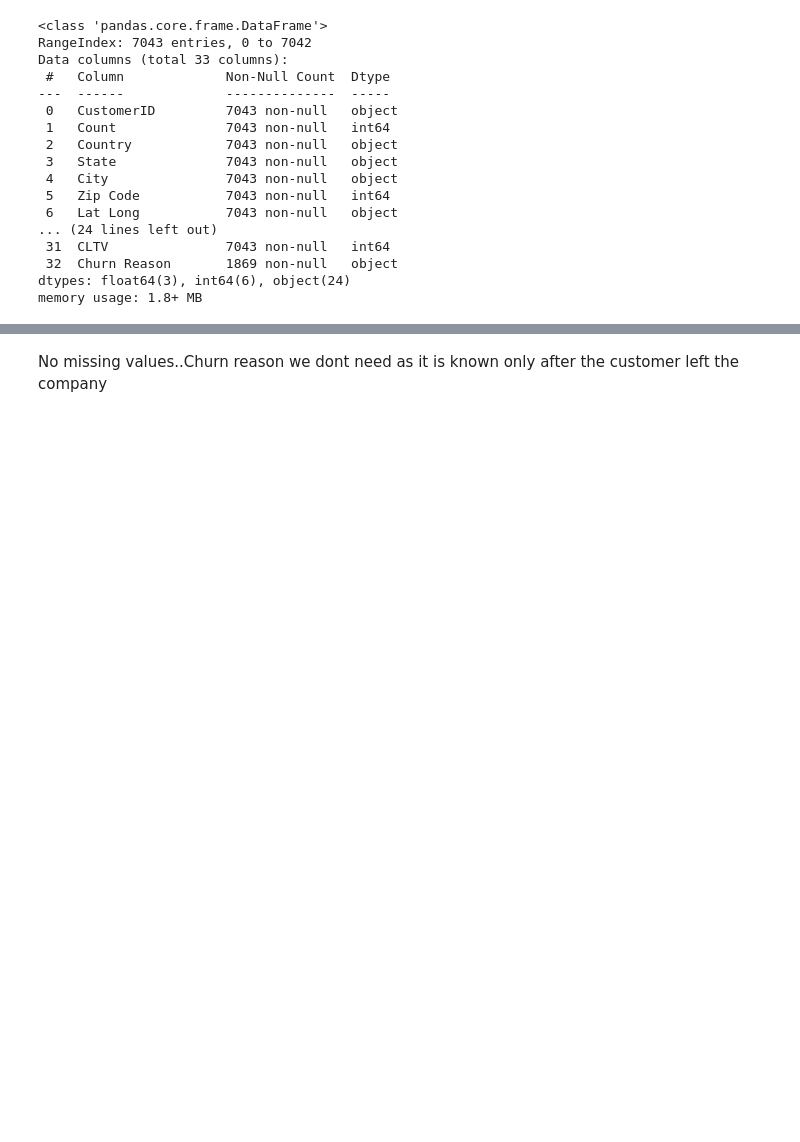
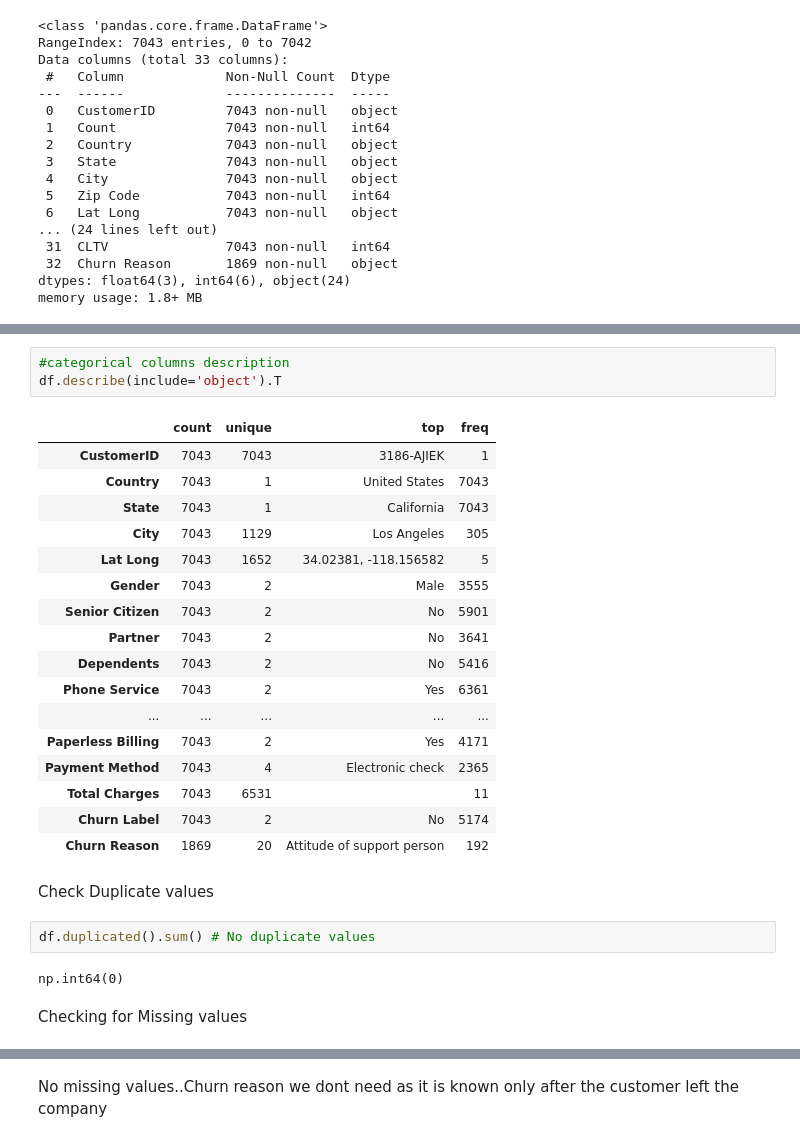
Before and after one commit to Srinidhisankar20/Customer-Churn-Prediction, a Jupyter notebook: CustomerChurnPrediction/CustomerChurn/Notebook/trail.ipynb, the cells around one changed output, grey strips where cells are left out. Cells and saved outputs as stored; diff of their text form; blank space fills up the shorter version.

```diff
--- a/CustomerChurnPrediction/CustomerChurn/Notebook/trail.ipynb
+++ b/CustomerChurnPrediction/CustomerChurn/Notebook/trail.ipynb
@@ -79 +95,30 @@ memory usage: 1.8+ MB
+# %%
+#categorical columns description
+df.describe(include='object').T
+# %% [output]
+|  | count | unique | top | freq |
+| CustomerID | 7043 | 7043 | 3186-AJIEK | 1 |
+| Country | 7043 | 1 | United States | 7043 |
+| State | 7043 | 1 | California | 7043 |
+| City | 7043 | 1129 | Los Angeles | 305 |
+| Lat Long | 7043 | 1652 | 34.02381, -118.156582 | 5 |
+| Gender | 7043 | 2 | Male | 3555 |
+| Senior Citizen | 7043 | 2 | No | 5901 |
+| Partner | 7043 | 2 | No | 3641 |
+| Dependents | 7043 | 2 | No | 5416 |
+| Phone Service | 7043 | 2 | Yes | 6361 |
+| ... | ... | ... | ... | ... |
+| Paperless Billing | 7043 | 2 | Yes | 4171 |
+| Payment Method | 7043 | 4 | Electronic check | 2365 |
+| Total Charges | 7043 | 6531 |  | 11 |
+| Churn Label | 7043 | 2 | No | 5174 |
+| Churn Reason | 1869 | 20 | Attitude of support person | 192 |
+# %% [markdown]
+Check Duplicate values
+# %%
+df.duplicated().sum() # No duplicate values
+# %% [output]
+np.int64(0)
+# %% [markdown]
+Checking for Missing values
 # %%
```
Also changed, not shown: parts of 15 cells of this notebook, 6 other files.
